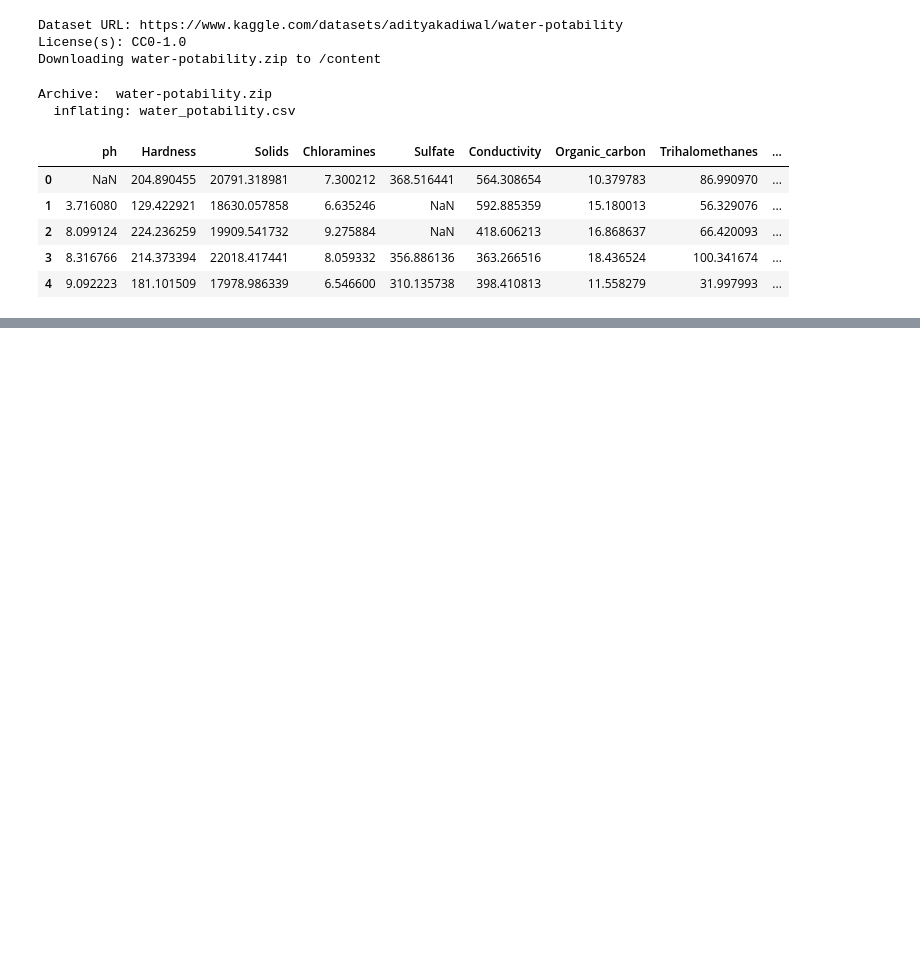
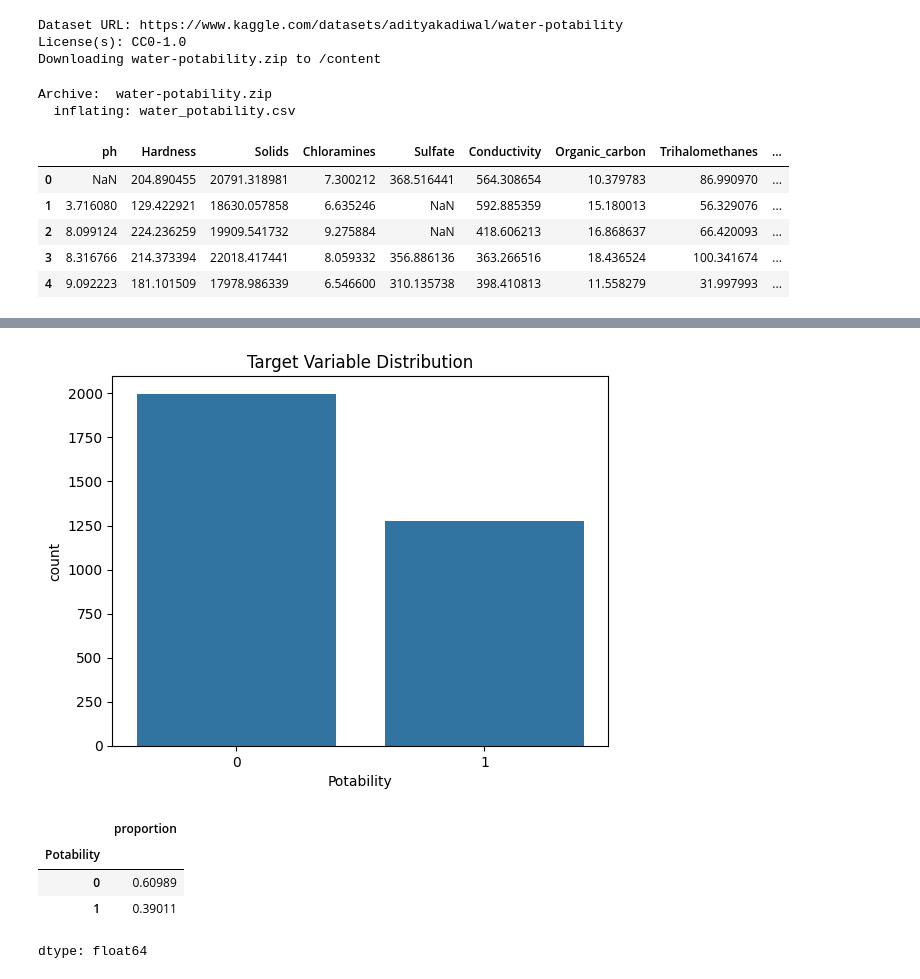
Before and after one commit to Sukriti-124/aqua-safe, a Jupyter notebook: aqua_safe.ipynb, the cells around one changed output, grey strips where cells are left out. Cells and saved outputs as stored; diff of their text form; code cells hidden in the pictures; blank space fills up the shorter version.

```diff
--- a/aqua_safe.ipynb
+++ b/aqua_safe.ipynb
@@ -43,0 +175,13 @@ water_dataset.head()
+# %%
+sns.countplot(x='Potability', data=water_dataset)
+plt.title("Target Variable Distribution")
+plt.show()
+
+water_dataset['Potability'].value_counts(normalize=True)
+# %% [output]
+[figure, added]
+|  | proportion |
+| Potability |  |
+| 0 | 0.60989 |
+| 1 | 0.39011 |
+dtype: float64
```
Also changed, not shown: parts of 12 cells of this notebook.
